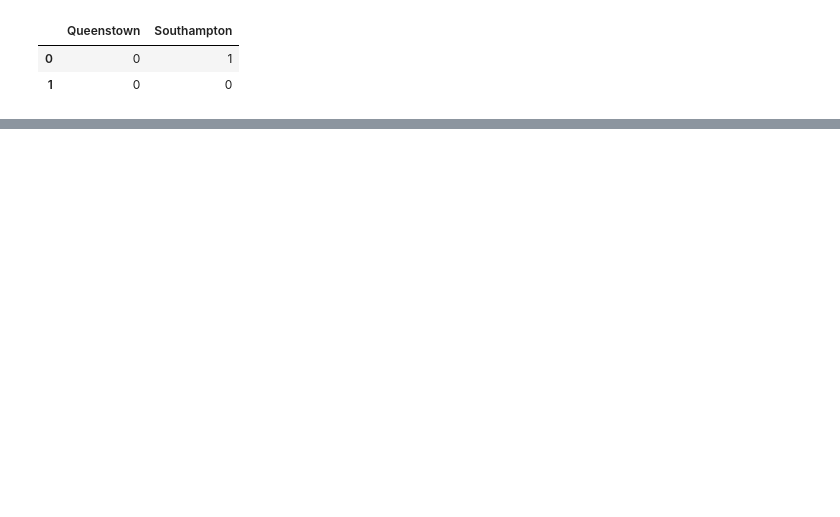
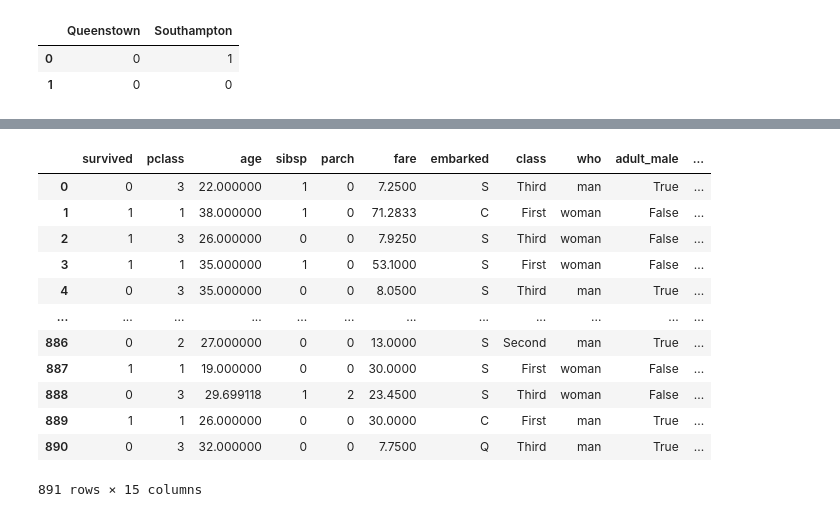
Before and after one commit to Md-Maruf-1727/Data-preprocessing-Practice, a Jupyter notebook: Data pre-processing part1/encoding2OneHot.ipynb, the cells around one changed output, grey strips where cells are left out. Drawn from its saved outputs; the diff is of its cells as text; code cells hidden in the pictures; blank space fills up the shorter version.

Commit message:
one hot encode update

```diff
--- a/Data pre-processing part1/encoding2OneHot.ipynb
+++ b/Data pre-processing part1/encoding2OneHot.ipynb
@@ -182,0 +200,4 @@ new_main_titan_dataset.head()
+# %%
+X_categorical = titan_dataset1[['sex']]
+# %%
+encoded_data = one_hot_encoding.fit_transform(X_categorical)
@@ -182,0 +214,20 @@ new_main_titan_dataset.head()
+# %%
+encoded_titanic_dataset1 = pd.DataFrame(encoded_data, columns=one_hot_encoding.get_feature_names_out(['sex'])).astype('int64')
+# %%
+encoded_titanic_dataset1 = pd.concat([titan_dataset1.drop('sex', axis=1), encoded_titanic_dataset1], axis=1)
+# %%
+encoded_titanic_dataset1
+# %% [output]
+|  | survived | pclass | age | sibsp | parch | fare | embarked | class | who | adult_male | ... |
+| 0 | 0 | 3 | 22.000000 | 1 | 0 | 7.2500 | S | Third | man | True | ... |
+| 1 | 1 | 1 | 38.000000 | 1 | 0 | 71.2833 | C | First | woman | False | ... |
+| 2 | 1 | 3 | 26.000000 | 0 | 0 | 7.9250 | S | Third | woman | False | ... |
+| 3 | 1 | 1 | 35.000000 | 1 | 0 | 53.1000 | S | First | woman | False | ... |
+| 4 | 0 | 3 | 35.000000 | 0 | 0 | 8.0500 | S | Third | man | True | ... |
+| ... | ... | ... | ... | ... | ... | ... | ... | ... | ... | ... | ... |
+| 886 | 0 | 2 | 27.000000 | 0 | 0 | 13.0000 | S | Second | man | True | ... |
+| 887 | 1 | 1 | 19.000000 | 0 | 0 | 30.0000 | S | First | woman | False | ... |
+| 888 | 0 | 3 | 29.699118 | 1 | 2 | 23.4500 | S | Third | woman | False | ... |
+| 889 | 1 | 1 | 26.000000 | 0 | 0 | 30.0000 | C | First | man | True | ... |
+| 890 | 0 | 3 | 32.000000 | 0 | 0 | 7.7500 | Q | Third | man | True | ... |
+891 rows × 15 columns
```
Also changed, not shown: parts of 9 cells of this notebook.
